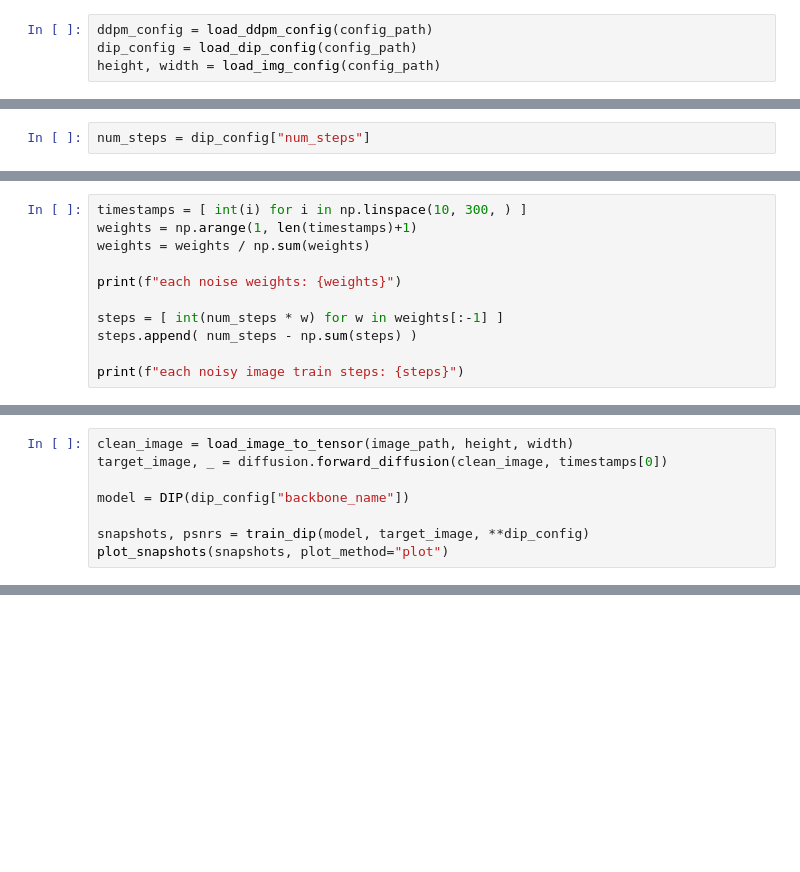
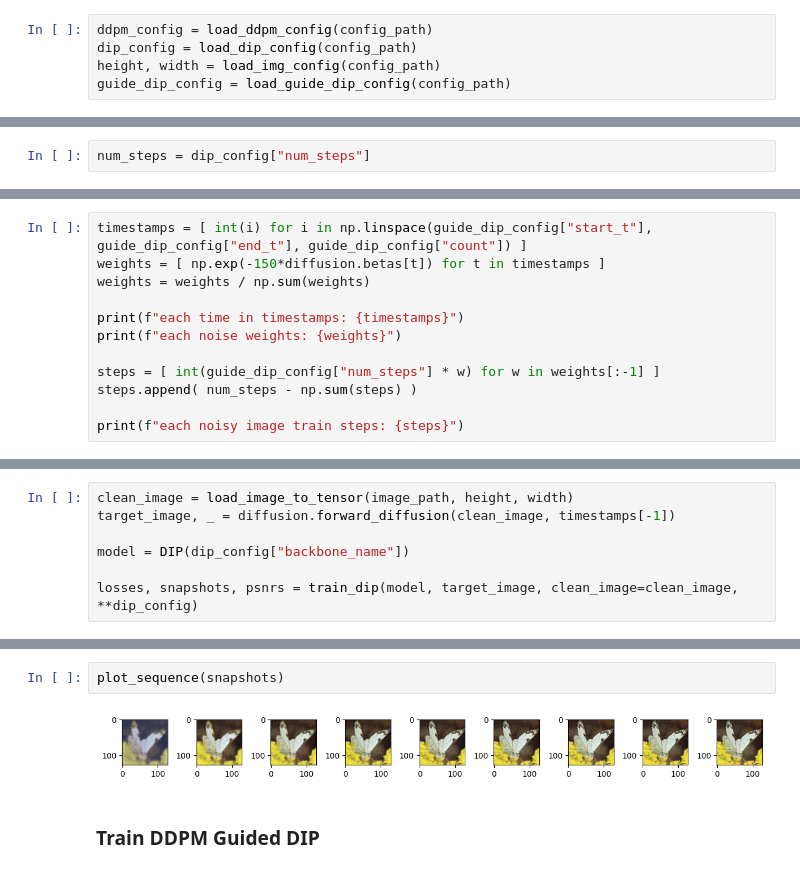
Before and after one commit to larrychen20011120/Guided-DIP, a Jupyter notebook: main.ipynb, the cells around one changed output, grey strips where cells are left out. Cells and saved outputs as stored; diff of their text form; blank space fills up the shorter version.

```diff
--- a/main.ipynb
+++ b/main.ipynb
@@ -27,3 +28,4 @@ image_path = os.path.join(DATA_ENTRY, "Image_1.jpg")
 ddpm_config = load_ddpm_config(config_path)
 dip_config = load_dip_config(config_path)
 height, width = load_img_config(config_path)
+guide_dip_config = load_guide_dip_config(config_path)
@@ -107,11 +67,12 @@ where $N$ is the total steps of DIP
 # %%
-timestamps = [ int(i) for i in np.linspace(10, 300, ) ]
-weights = np.arange(1, len(timestamps)+1)
+timestamps = [ int(i) for i in np.linspace(guide_dip_config["start_t"], guide_dip_config["end_t"], guide_dip_config["count"]) ]
+weights = [ np.exp(-150*diffusion.betas[t]) for t in timestamps ]
 weights = weights / np.sum(weights)
 
+print(f"each time in timestamps: {timestamps}")
 print(f"each noise weights: {weights}")
 
-steps = [ int(num_steps * w) for w in weights[:-1] ]
+steps = [ int(guide_dip_config["num_steps"] * w) for w in weights[:-1] ]
 steps.append( num_steps - np.sum(steps) )
 
 print(f"each noisy image train steps: {steps}")
@@ -124,8 +86,7 @@ each noisy image train steps: [6, 13, 20, 26, 33, 40, 46, 53, 63]
 # %%
 clean_image = load_image_to_tensor(image_path, height, width)
-target_image, _ = diffusion.forward_diffusion(clean_image, timestamps[0])
+target_image, _ = diffusion.forward_diffusion(clean_image, timestamps[-1])
 
 model = DIP(dip_config["backbone_name"])
 
-snapshots, psnrs = train_dip(model, target_image, **dip_config)
-plot_snapshots(snapshots, plot_method="plot")
+losses, snapshots, psnrs = train_dip(model, target_image, clean_image=clean_image, **dip_config)
@@ -137,0 +93,6 @@ plot_psnr(psnrs)
+# %%
+plot_sequence(snapshots)
+# %% [output]
+[figure, added]
+# %% [markdown]
+### Train DDPM Guided DIP
```
Also changed, not shown: parts of 19 cells of this notebook, 6 other files.
